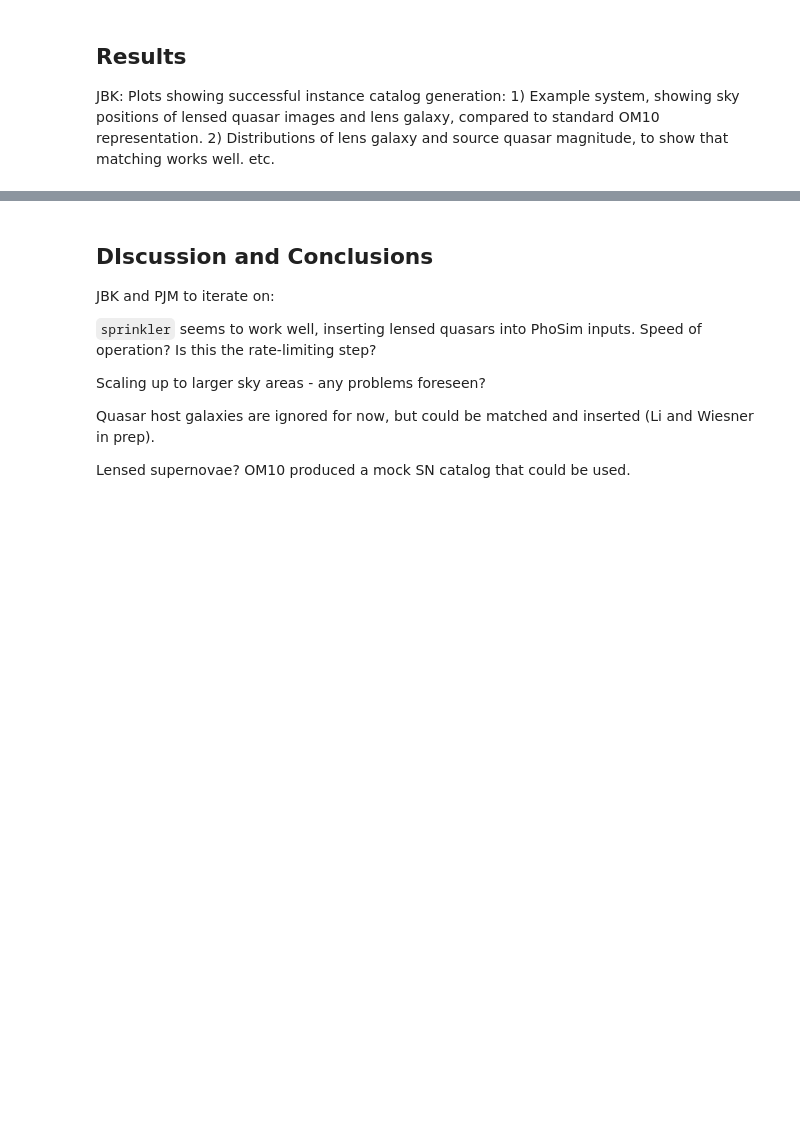
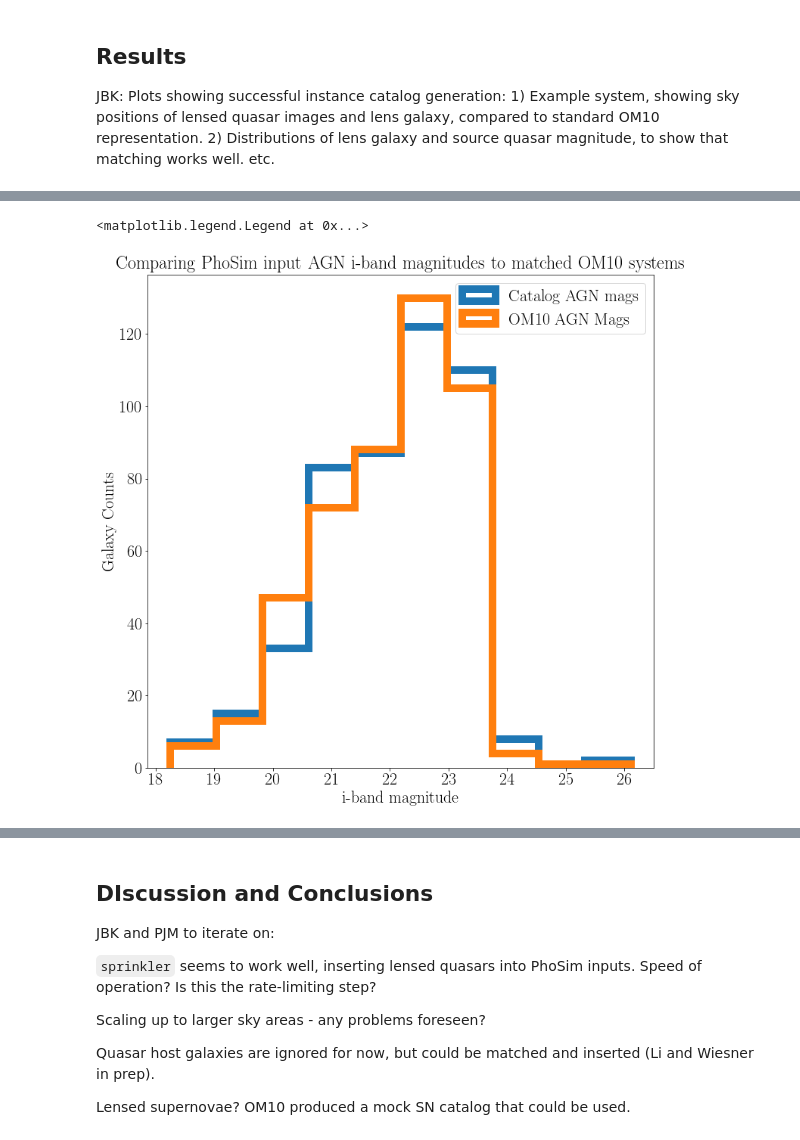
Before and after one commit to LSSTDESC/Twinkles, a Jupyter notebook: doc/LSST_DESC_Notes/desc-0000-twinkles-1-sl-pop/main.ipynb, the cells around one changed output, grey strips where cells are left out. Drawn from its saved outputs; the diff is of its cells as text; code cells hidden in the pictures; blank space fills up the shorter version.

```diff
--- a/doc/LSST_DESC_Notes/desc-0000-twinkles-1-sl-pop/main.ipynb
+++ b/doc/LSST_DESC_Notes/desc-0000-twinkles-1-sl-pop/main.ipynb
@@ -51,0 +231,7 @@ Once we have gone through this process for all AGN in the instance catalog then
+# %%
+lens_gal_locs = []
+for idx in lens_gal_ids:
+    lens_gal_locs.append(np.where(df_galaxy['uniqueId'] == idx)[0])
+
+lens_gals = df_galaxy.iloc[np.unique(lens_gal_locs)]
+lens_gals = lens_gals.reset_index(drop=True)
@@ -55,0 +377,5 @@ JBK: Plots showing successful instance catalog generation: 1) Example system, sh
+# %%
+agn_fname = str(getPackageDir('sims_sed_library') + '/agnSED/agn.spec.gz')
+bandpassDict = BandpassDict.loadTotalBandpassesFromFiles(bandpassNames=['i'])
+imsimband = Bandpass()
+imsimband.imsimBandpass()
@@ -55,0 +402,30 @@ JBK: Plots showing successful instance catalog generation: 1) Example system, sh
+# %%
+catalog_agn_mags = []
+om10_agn_mags = []
+lens_gal_om10_sys = dict()
+for idx, spr_agn_row in sprinkled_agn.iterrows():
+
+    agn_sed = Sed()
+    agn_sed.readSED_flambda(agn_fname)
+
+    fluxnorm = agn_sed.calcFluxNorm(spr_agn_row['phoSimMagNorm'], imsimband)
+    agn_sed.multiplyFluxNorm(fluxnorm)
+    catalog_agn_mags.append(bandpassDict.magDictForSed(agn_sed)['i'])
+    db_row = np.where(om10_db[1].data['twinklesId'] == spr_agn_row['twinkles_system'])[0][0]
+    mag_adjust = 2.5*np.log10(np.abs(om10_db[1].data[db_row]['MAG']))
+    om10_mag = om10_db[1].data[db_row]['MAGI_IN']-mag_adjust[spr_agn_row['twinkles_img_num']]
+    om10_agn_mags.append(om10_mag)
+    if spr_agn_row['lens_galaxy_uID'] not in lens_gal_om10_sys.keys():
+        lens_gal_om10_sys[str(spr_agn_row['lens_galaxy_uID'])] = db_row
+# %%
+fig = plt.figure(figsize=(12,12))
+mpl.rcParams.update({'font.size': 22})
+n, bins, p = plt.hist(catalog_agn_mags, histtype='step', label='Catalog AGN mags', lw=10)
+plt.hist(om10_agn_mags, bins=bins, histtype='step', label='OM10 AGN Mags', lw=10)
+plt.title('Comparing PhoSim input AGN i-band magnitudes to matched OM10 systems', size=24)
+plt.xlabel('i-band magnitude')
+plt.ylabel('Galaxy Counts')
+plt.legend()
+# %% [output]
+<matplotlib.legend.Legend at 0x...>
+[figure, added]
```
Also changed, not shown: parts of 53 cells of this notebook.
